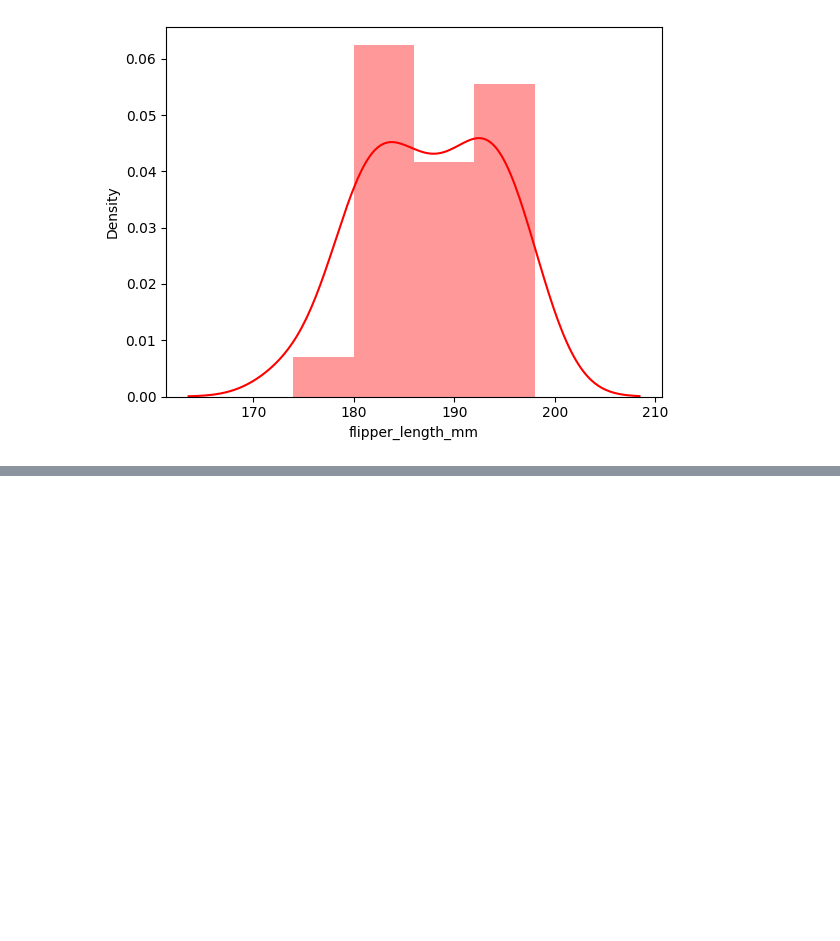
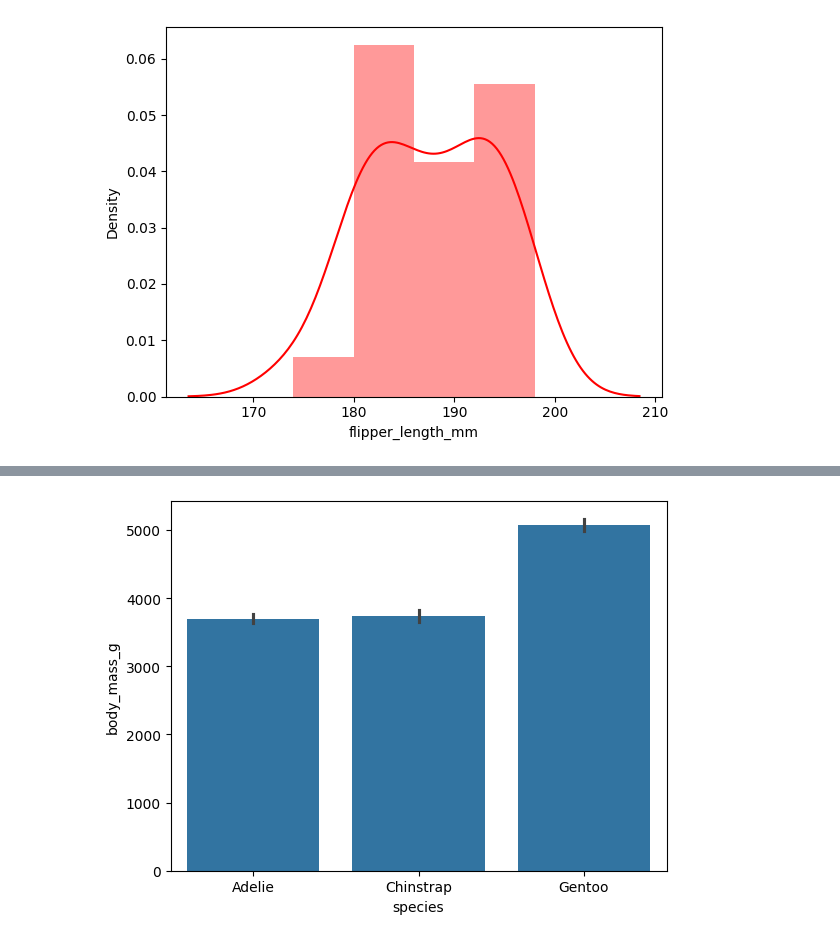
Before and after one commit to anjali801/Data-science-45-internship, a Jupyter notebook: Day21.ipynb, the cells around one changed output, grey strips where cells are left out. Saved outputs shown, nothing was run; the diff lists cells and outputs as text; code cells hidden in the pictures; blank space fills up the shorter version.

```diff
--- a/Day21.ipynb
+++ b/Day21.ipynb
@@ -241,0 +243,3 @@ https://gist.github.com/mwaskom/de44147ed2974457ad6372750bbe5751
+# %%
+var = sns.load_dataset("penguins")
+var
@@ -241,0 +260,5 @@ https://gist.github.com/mwaskom/de44147ed2974457ad6372750bbe5751
+# %%
+sns.barplot(x="species",y="body_mass_g",data=var)
+plt.show()
+# %% [output]
+[figure, added]
```
Also changed, not shown: parts of 16 cells of this notebook.
